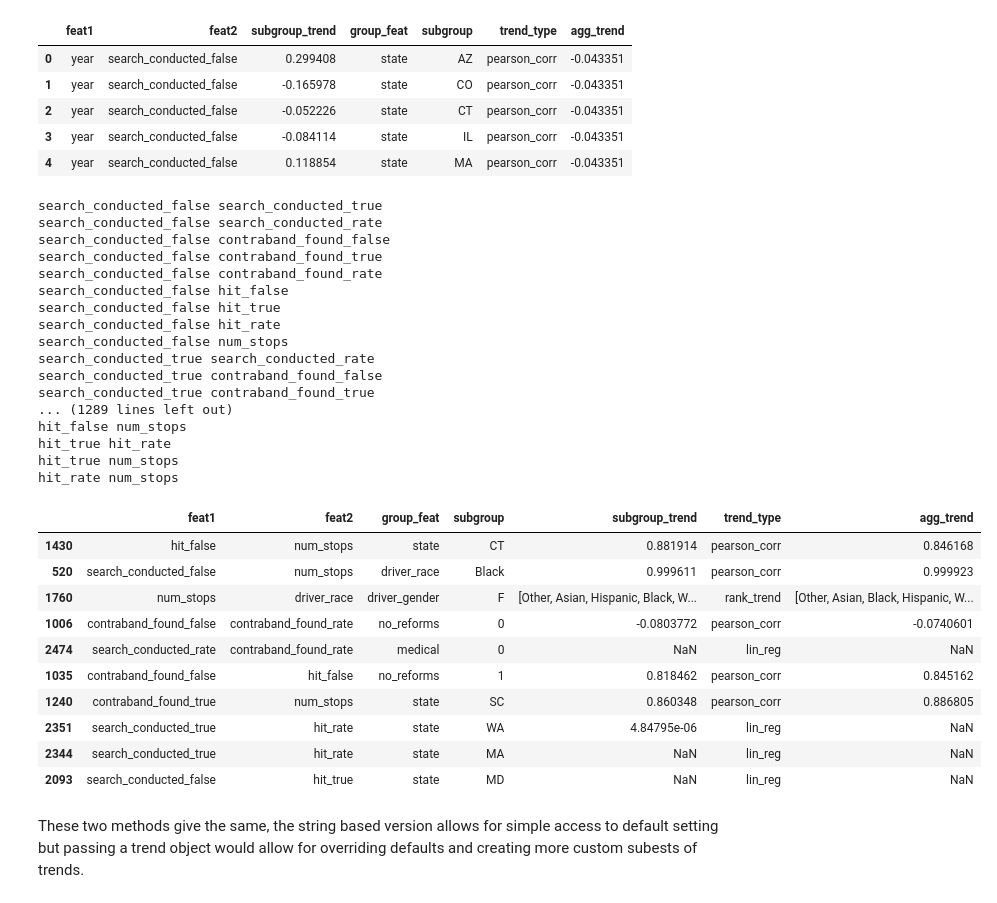
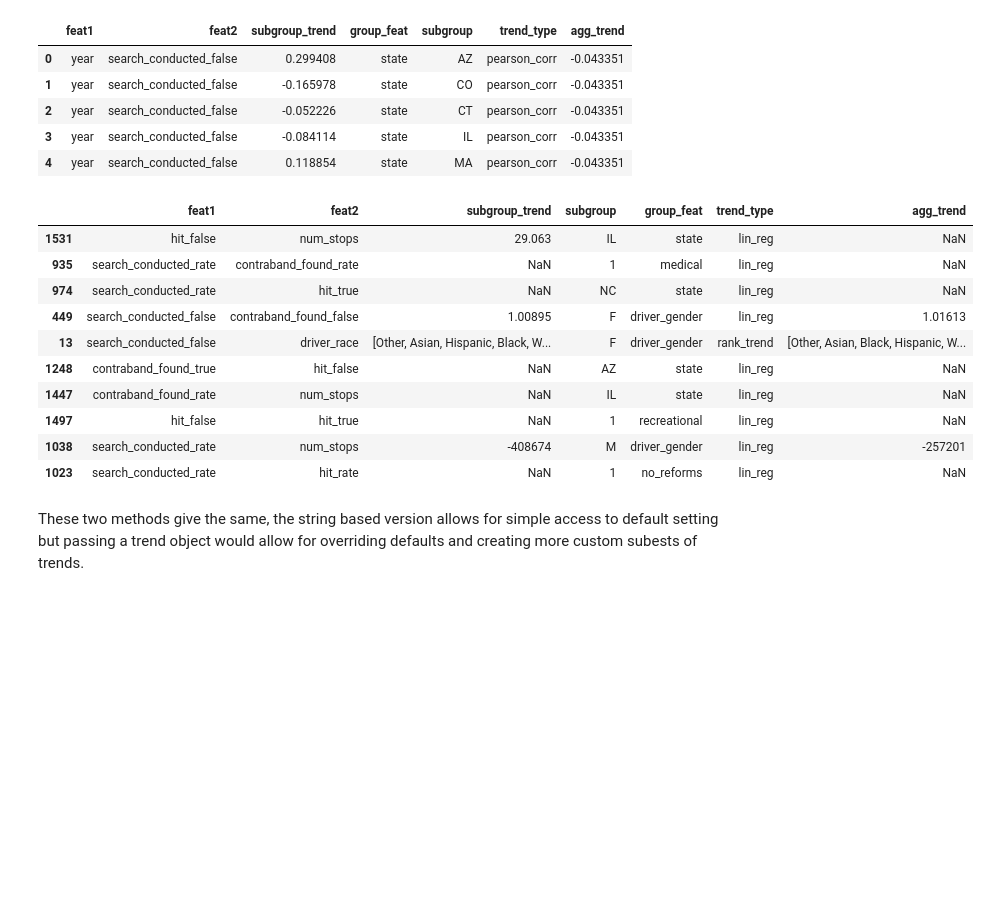
Before and after one commit to fairnessforensics/wiggum, a Jupyter notebook: research_notebooks/01_basic_demo.ipynb, the cells around one changed output. Cells and saved outputs as stored; diff of their text form; code cells hidden in the pictures; blank space fills up the shorter version.

```diff
--- a/research_notebooks/01_basic_demo.ipynb
+++ b/research_notebooks/01_basic_demo.ipynb
@@ -168,37 +168,20 @@ labeled_df.result_df.head()
 | 3 | year | search_conducted_false | -0.084114 | state | IL | pearson_corr | -0.043351 |
 | 4 | year | search_conducted_false | 0.118854 | state | MA | pearson_corr | -0.043351 |
 # %%
-labeled_df.get_subgroup_trends_1lev([corrobj,rankobj,linreg_obj])
+labeled_df.get_subgroup_trends_1lev([rankobj,linreg_obj])
 labeled_df.result_df.sample(10)
 # %% [output]
-search_conducted_false search_conducted_true
-search_conducted_false search_conducted_rate
-search_conducted_false contraband_found_false
-search_conducted_false contraband_found_true
-search_conducted_false contraband_found_rate
-search_conducted_false hit_false
-search_conducted_false hit_true
-search_conducted_false hit_rate
-search_conducted_false num_stops
-search_conducted_true search_conducted_rate
-search_conducted_true contraband_found_false
-search_conducted_true contraband_found_true
-... (1289 lines left out)
-hit_false num_stops
-hit_true hit_rate
-hit_true num_stops
-hit_rate num_stops
-|  | feat1 | feat2 | group_feat | subgroup | subgroup_trend | trend_type | agg_trend |
-| 1430 | hit_false | num_stops | state | CT | 0.881914 | pearson_corr | 0.846168 |
-| 520 | search_conducted_false | num_stops | driver_race | Black | 0.999611 | pearson_corr | 0.999923 |
-| 1760 | num_stops | driver_race | driver_gender | F | [Other, Asian, Hispanic, Black, W... | rank_trend | [Other, Asian, Black, Hispanic, W... |
-| 1006 | contraband_found_false | contraband_found_rate | no_reforms | 0 | -0.0803772 | pearson_corr | -0.0740601 |
-| 2474 | search_conducted_rate | contraband_found_rate | medical | 0 | NaN | lin_reg | NaN |
-| 1035 | contraband_found_false | hit_false | no_reforms | 1 | 0.818462 | pearson_corr | 0.845162 |
-| 1240 | contraband_found_true | num_stops | state | SC | 0.860348 | pearson_corr | 0.886805 |
-| 2351 | search_conducted_true | hit_rate | state | WA | 4.84795e-06 | lin_reg | NaN |
-| 2344 | search_conducted_true | hit_rate | state | MA | NaN | lin_reg | NaN |
-| 2093 | search_conducted_false | hit_true | state | MD | NaN | lin_reg | NaN |
+|  | feat1 | feat2 | subgroup_trend | subgroup | group_feat | trend_type | agg_trend |
+| 1531 | hit_false | num_stops | 29.063 | IL | state | lin_reg | NaN |
+| 935 | search_conducted_rate | contraband_found_rate | NaN | 1 | medical | lin_reg | NaN |
+| 974 | search_conducted_rate | hit_true | NaN | NC | state | lin_reg | NaN |
+| 449 | search_conducted_false | contraband_found_false | 1.00895 | F | driver_gender | lin_reg | 1.01613 |
+| 13 | search_conducted_false | driver_race | [Other, Asian, Hispanic, Black, W... | F | driver_gender | rank_trend | [Other, Asian, Black, Hispanic, W... |
+| 1248 | contraband_found_true | hit_false | NaN | AZ | state | lin_reg | NaN |
+| 1447 | contraband_found_rate | num_stops | NaN | IL | state | lin_reg | NaN |
+| 1497 | hit_false | hit_true | NaN | 1 | recreational | lin_reg | NaN |
+| 1038 | search_conducted_rate | num_stops | -408674 | M | driver_gender | lin_reg | -257201 |
+| 1023 | search_conducted_rate | hit_rate | NaN | 1 | no_reforms | lin_reg | NaN |
 # %% [markdown]
 These two methods give the same, the string based version allows for simple access to default setting but passing a trend object would allow for overriding defaults and creating more custom subests of trends.
 # %%
```
Also changed, not shown: parts of 8 cells of this notebook, 5 other files.
